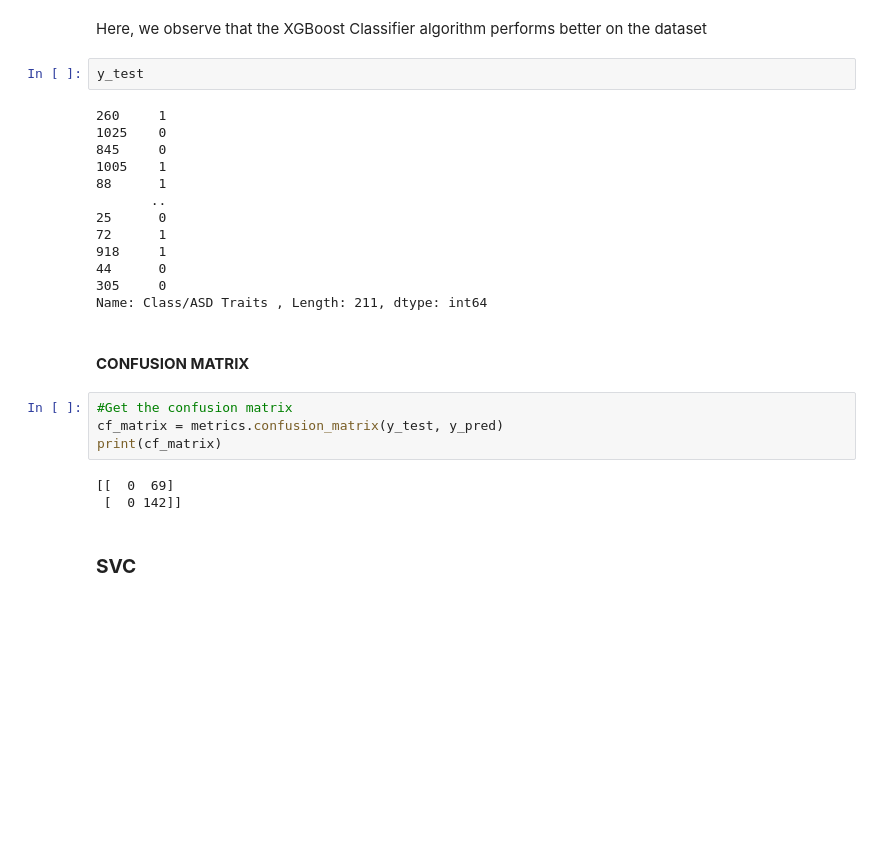
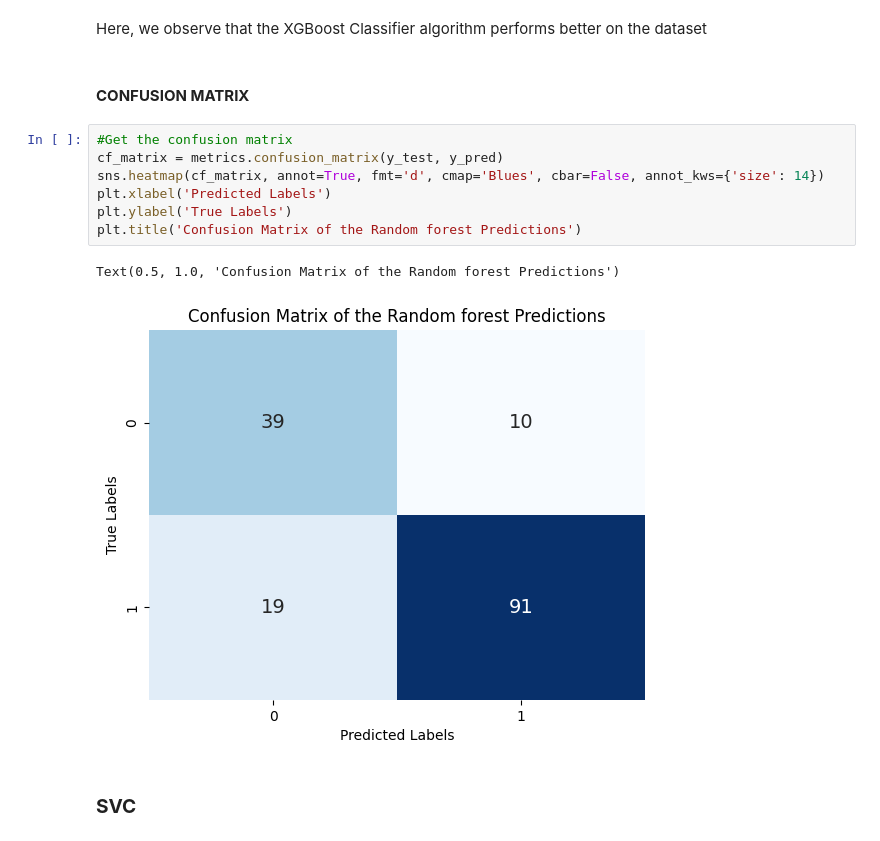
Before and after one commit to ChibuikeOnuba/AUTISM-DIAGNOSIS-PREDICTION-IN-TODDLERS, a Jupyter notebook: model.ipynb, the cells around one changed output. Saved outputs shown, nothing was run; the diff lists cells and outputs as text; blank space fills up the shorter version.

```diff
--- a/model.ipynb
+++ b/model.ipynb
@@ -528,29 +576,17 @@ plt.legend()
 # %% [markdown]
 Here, we observe that the XGBoost Classifier algorithm performs better on the dataset
-# %%
-y_test
-# %% [output]
-260     1
-1025    0
-845     0
-1005    1
-88      1
-       ..
-25      0
-72      1
-918     1
-44      0
-305     0
-Name: Class/ASD Traits , Length: 211, dtype: int64
 # %% [markdown]
 #### **CONFUSION MATRIX**
-# %%
-#Get the confusion matrix
-cf_matrix = metrics.confusion_matrix(y_test, y_pred)
-print(cf_matrix)
-# %% [output]
-[[  0  69]
- [  0 142]]
+# %%
+#Get the confusion matrix
+cf_matrix = metrics.confusion_matrix(y_test, y_pred)
+sns.heatmap(cf_matrix, annot=True, fmt='d', cmap='Blues', cbar=False, annot_kws={'size': 14})
+plt.xlabel('Predicted Labels')
+plt.ylabel('True Labels')
+plt.title('Confusion Matrix of the Random forest Predictions')
+# %% [output]
+Text(0.5, 1.0, 'Confusion Matrix of the Random forest Predictions')
+[figure, added]
 # %% [markdown]
 ### **SVC**
 # %% [markdown]
```
Also changed, not shown: parts of 11 cells of this notebook.
